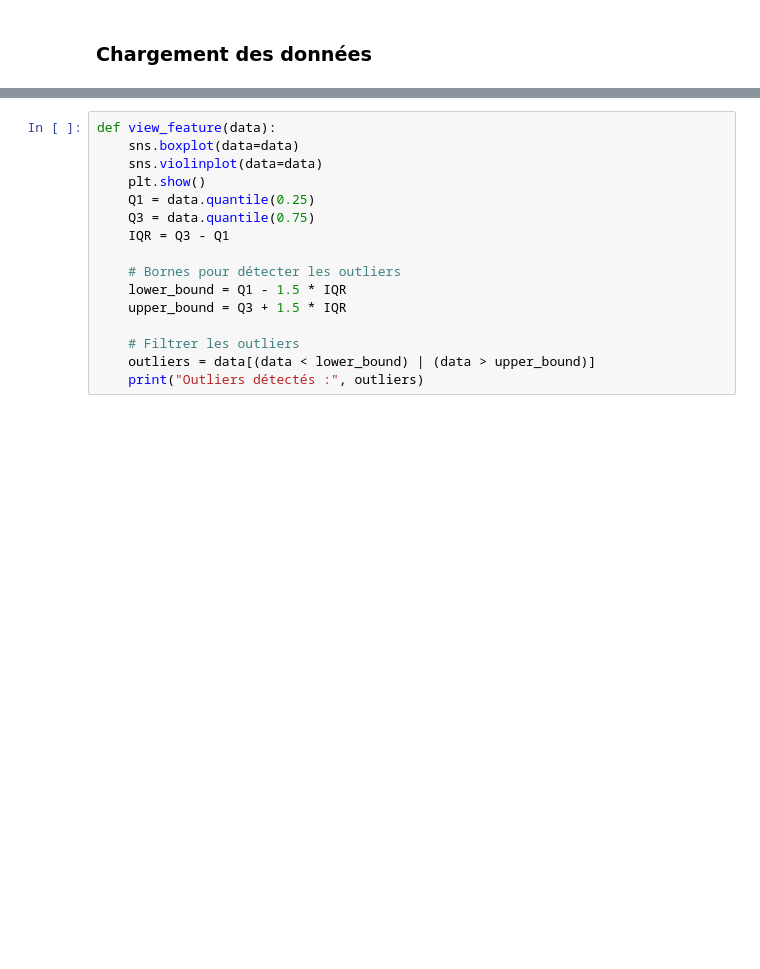
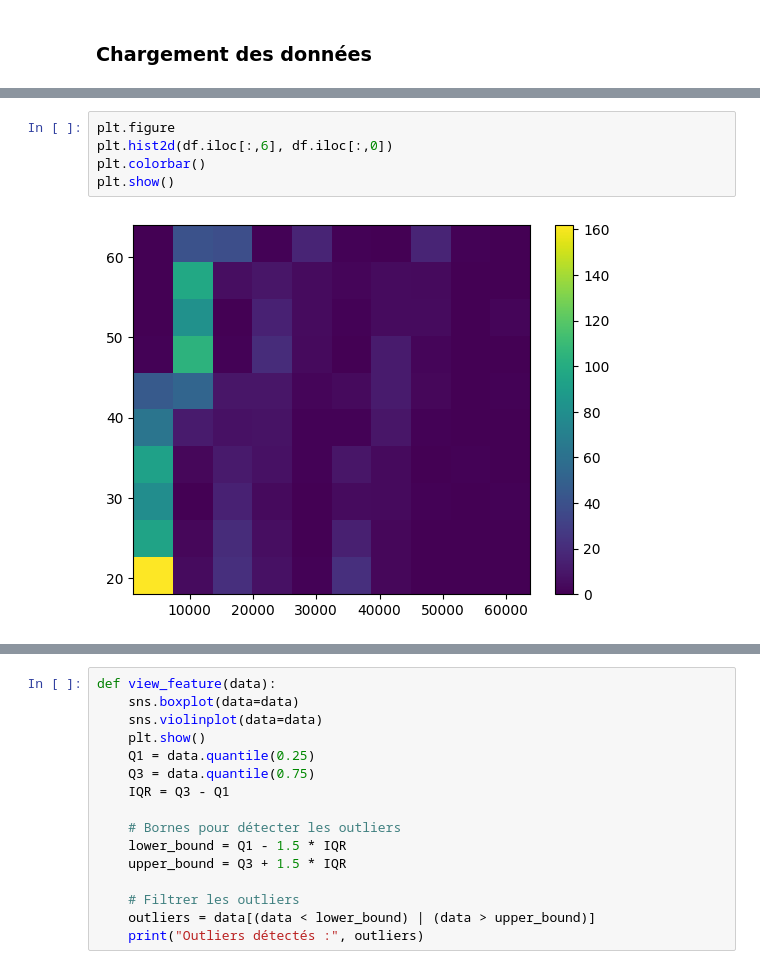
Before and after one commit to A-Delvoye/Brief2_prime_assurance, a Jupyter notebook: load_and_clean_assurance_data.ipynb, the cells around one changed output, grey strips where cells are left out. Cells and saved outputs as stored; diff of their text form; blank space fills up the shorter version.

```diff
--- a/load_and_clean_assurance_data.ipynb
+++ b/load_and_clean_assurance_data.ipynb
@@ -43,0 +137,7 @@ from statsmodels.formula.api import ols
+# %%
+plt.figure
+plt.hist2d(df.iloc[:,6], df.iloc[:,0])
+plt.colorbar()
+plt.show()
+# %% [output]
+[figure, added]
```
Also changed, not shown: parts of 17 cells of this notebook.
